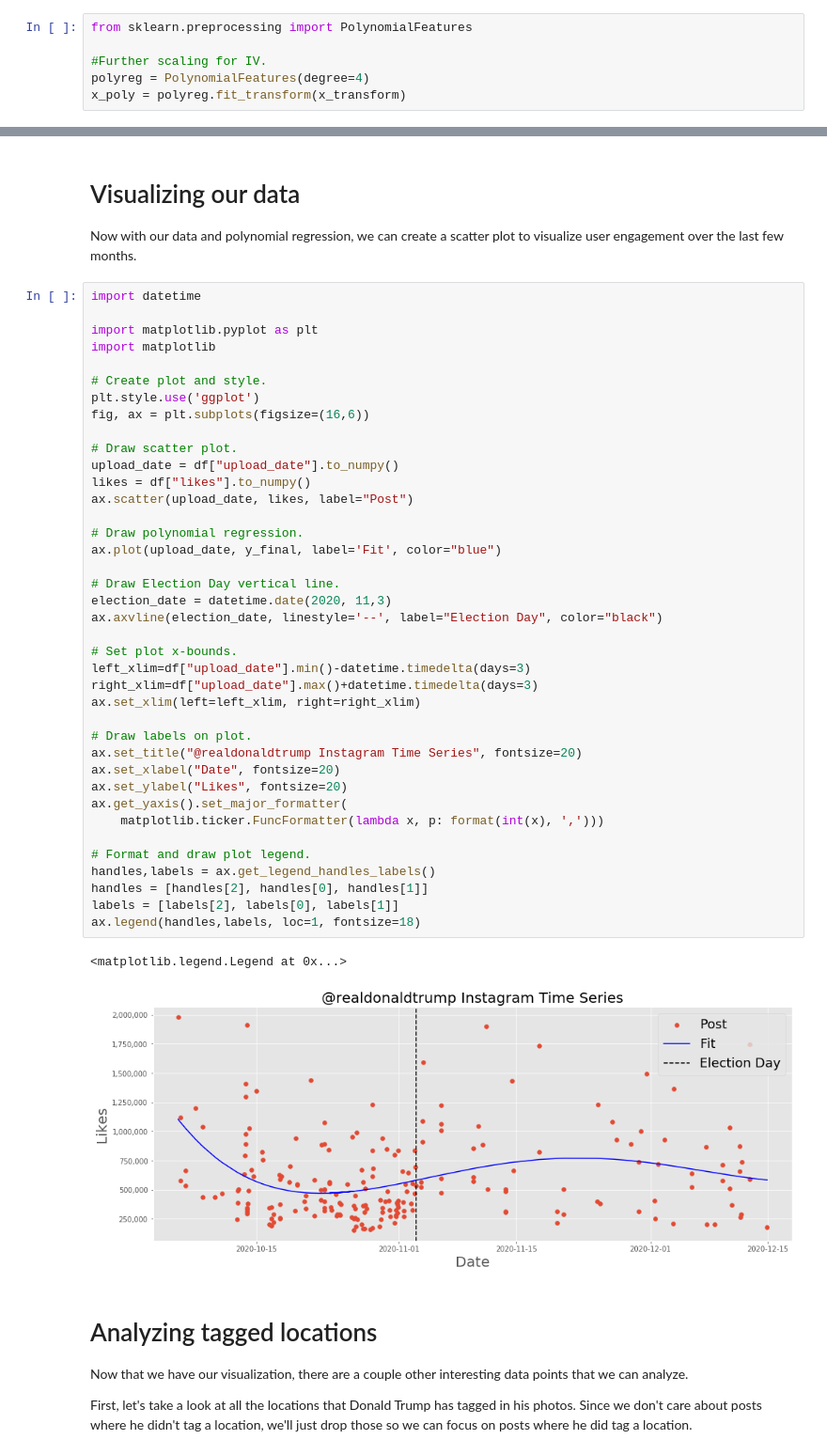
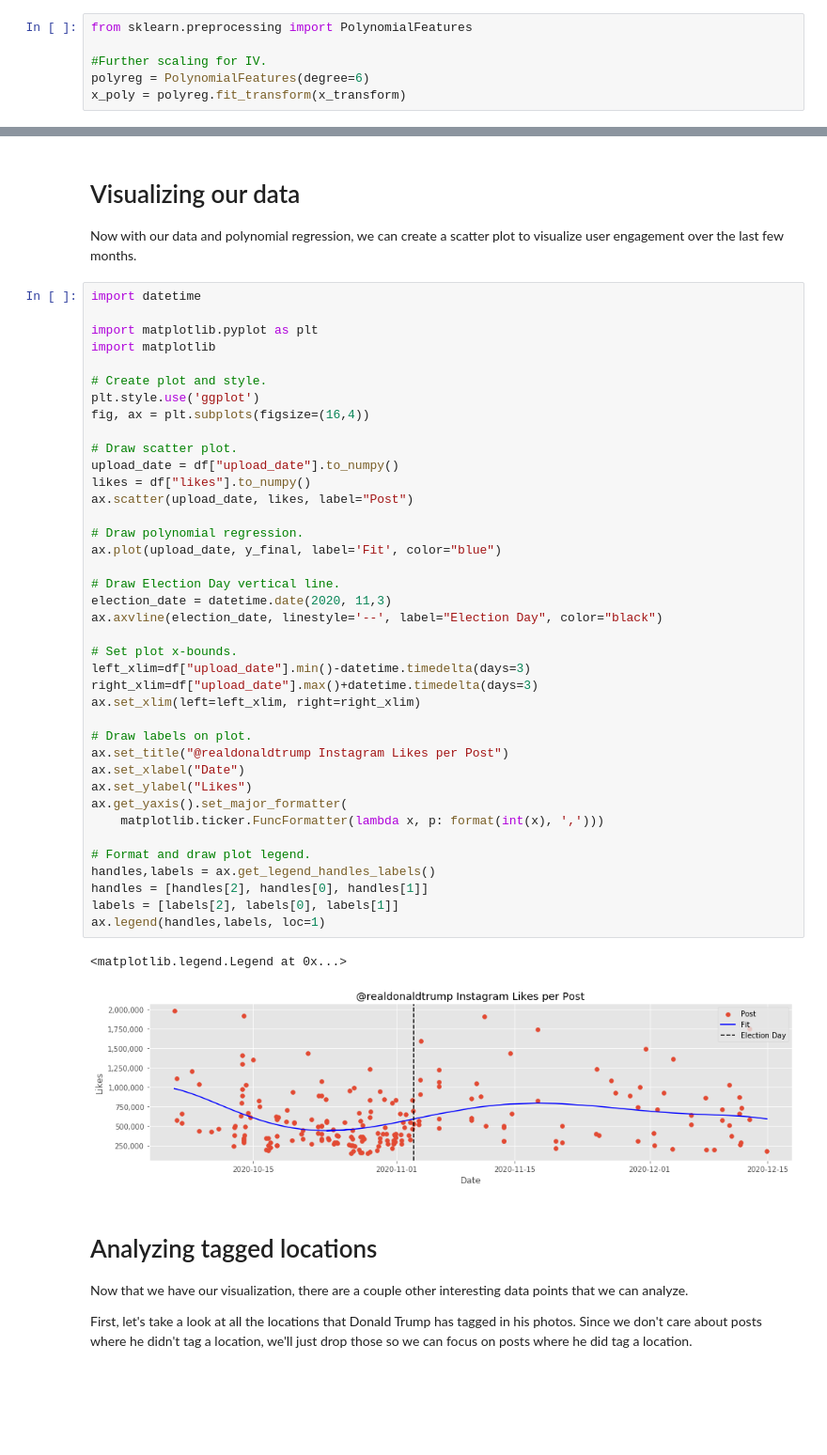
Before and after one commit to chris-greening/instascrape, a Jupyter notebook: tutorial/examples/Donald Trump/Donald Trump.ipynb, the cells around one changed output, grey strips where cells are left out. Shown at 94% size. Drawn from its saved outputs; the diff is of its cells as text; blank space fills up the shorter version.

```diff
--- a/tutorial/examples/Donald Trump/Donald Trump.ipynb
+++ b/tutorial/examples/Donald Trump/Donald Trump.ipynb
@@ -42,7 +42,7 @@ Now that our data is scaled appropriately, we are going to create a new feature
 from sklearn.preprocessing import PolynomialFeatures
 
 #Further scaling for IV.
-polyreg = PolynomialFeatures(degree=4)
+polyreg = PolynomialFeatures(degree=6)
 x_poly = polyreg.fit_transform(x_transform)
 # %% [markdown]
 # Fitting the polynomial regressor
@@ -75,40 +75,40 @@ import matplotlib
 
 # Create plot and style.
 plt.style.use('ggplot')
-fig, ax = plt.subplots(figsize=(16,6))
+fig, ax = plt.subplots(figsize=(16,4))
 
 # Draw scatter plot.
 upload_date = df["upload_date"].to_numpy()
 likes = df["likes"].to_numpy()
 ax.scatter(upload_date, likes, label="Post")
 
 # Draw polynomial regression.
 ax.plot(upload_date, y_final, label='Fit', color="blue")
 
 # Draw Election Day vertical line.
 election_date = datetime.date(2020, 11,3)
 ax.axvline(election_date, linestyle='--', label="Election Day", color="black")
 
 # Set plot x-bounds.
 left_xlim=df["upload_date"].min()-datetime.timedelta(days=3)
 right_xlim=df["upload_date"].max()+datetime.timedelta(days=3)
 ax.set_xlim(left=left_xlim, right=right_xlim)
 
 # Draw labels on plot.
-ax.set_title("@realdonaldtrump Instagram Time Series", fontsize=20)
-ax.set_xlabel("Date", fontsize=20)
-ax.set_ylabel("Likes", fontsize=20)
+ax.set_title("@realdonaldtrump Instagram Likes per Post")
+ax.set_xlabel("Date")
+ax.set_ylabel("Likes")
 ax.get_yaxis().set_major_formatter(
     matplotlib.ticker.FuncFormatter(lambda x, p: format(int(x), ',')))
 
 # Format and draw plot legend.
 handles,labels = ax.get_legend_handles_labels()
 handles = [handles[2], handles[0], handles[1]]
 labels = [labels[2], labels[0], labels[1]]
-ax.legend(handles,labels, loc=1, fontsize=18)
+ax.legend(handles,labels, loc=1)
 # %% [output]
 <matplotlib.legend.Legend at 0x...>
-[figure, old version]
+[figure, new version]
 # %% [markdown]
 # Analyzing tagged locations
 
```
Also changed, not shown: parts of 4 cells of this notebook.
